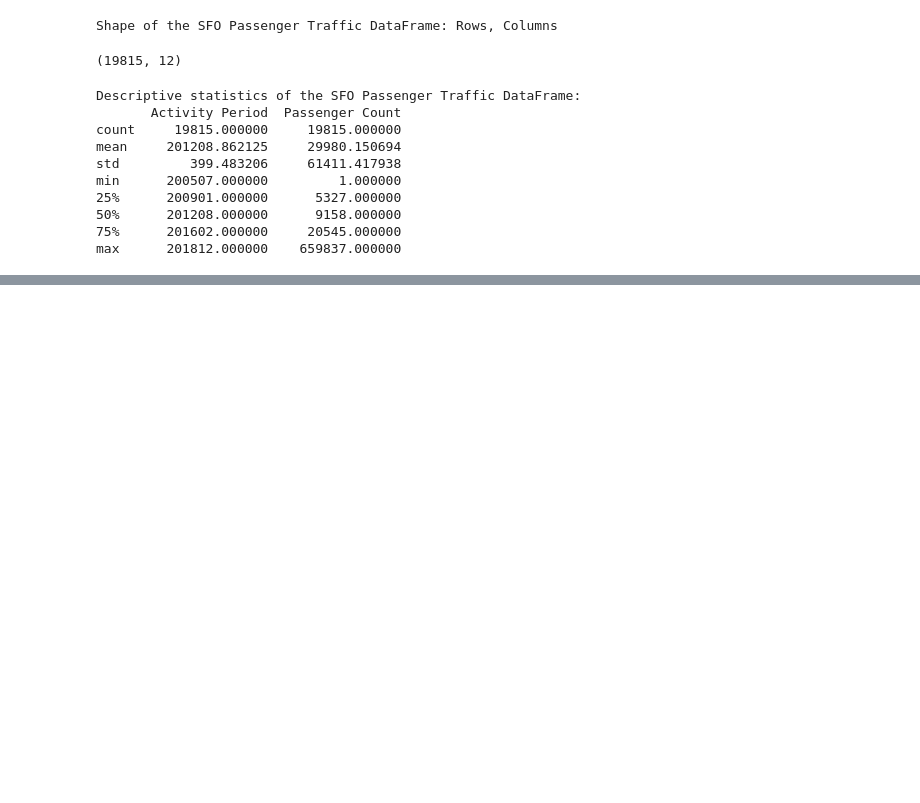
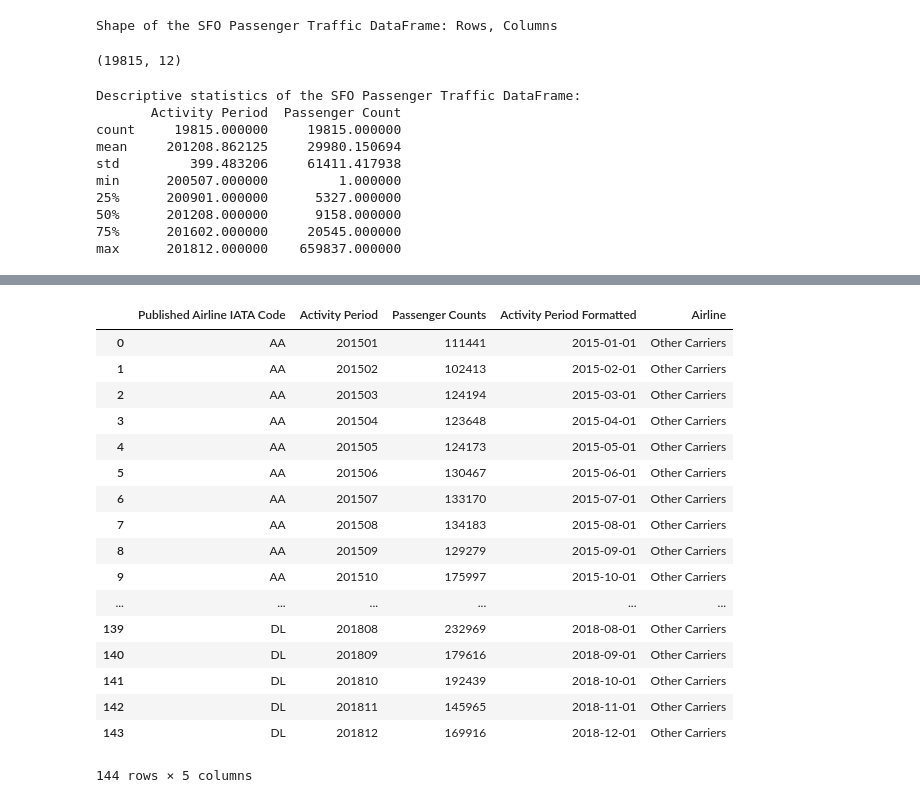
Before and after one commit to Saranyanv/test, a Jupyter notebook: 455_Assignment1.ipynb, the cells around one changed output, grey strips where cells are left out. Cells and saved outputs as stored; diff of their text form; code cells hidden in the pictures; blank space fills up the shorter version.

```diff
--- a/455_Assignment1.ipynb
+++ b/455_Assignment1.ipynb
@@ -114,2 +120,23 @@ ax.xaxis.set_major_formatter(yearsFmt)
 # %%
 #sfo_air_traffic.loc[(sfo_air_traffic['Published Airline IATA Code'].isin(['EK', 'BA'])) & (sfo_air_traffic['Activity Period'] >= 201400) & (sfo_air_traffic['Activity Type Code'] == 'Enplaned')]
+# %%
+sfo_air_traffic_AA_UA.loc[(sfo_air_traffic_AA_UA['Airline']!='United Airlines')]
+# %% [output]
+|  | Published Airline IATA Code | Activity Period | Passenger Counts | Activity Period Formatted | Airline |
+| 0 | AA | 201501 | 111441 | 2015-01-01 | Other Carriers |
+| 1 | AA | 201502 | 102413 | 2015-02-01 | Other Carriers |
+| 2 | AA | 201503 | 124194 | 2015-03-01 | Other Carriers |
+| 3 | AA | 201504 | 123648 | 2015-04-01 | Other Carriers |
+| 4 | AA | 201505 | 124173 | 2015-05-01 | Other Carriers |
+| 5 | AA | 201506 | 130467 | 2015-06-01 | Other Carriers |
+| 6 | AA | 201507 | 133170 | 2015-07-01 | Other Carriers |
+| 7 | AA | 201508 | 134183 | 2015-08-01 | Other Carriers |
+| 8 | AA | 201509 | 129279 | 2015-09-01 | Other Carriers |
+| 9 | AA | 201510 | 175997 | 2015-10-01 | Other Carriers |
+| ... | ... | ... | ... | ... | ... |
+| 139 | DL | 201808 | 232969 | 2018-08-01 | Other Carriers |
+| 140 | DL | 201809 | 179616 | 2018-09-01 | Other Carriers |
+| 141 | DL | 201810 | 192439 | 2018-10-01 | Other Carriers |
+| 142 | DL | 201811 | 145965 | 2018-11-01 | Other Carriers |
+| 143 | DL | 201812 | 169916 | 2018-12-01 | Other Carriers |
+144 rows × 5 columns
```
Also changed, not shown: parts of 6 cells of this notebook.
